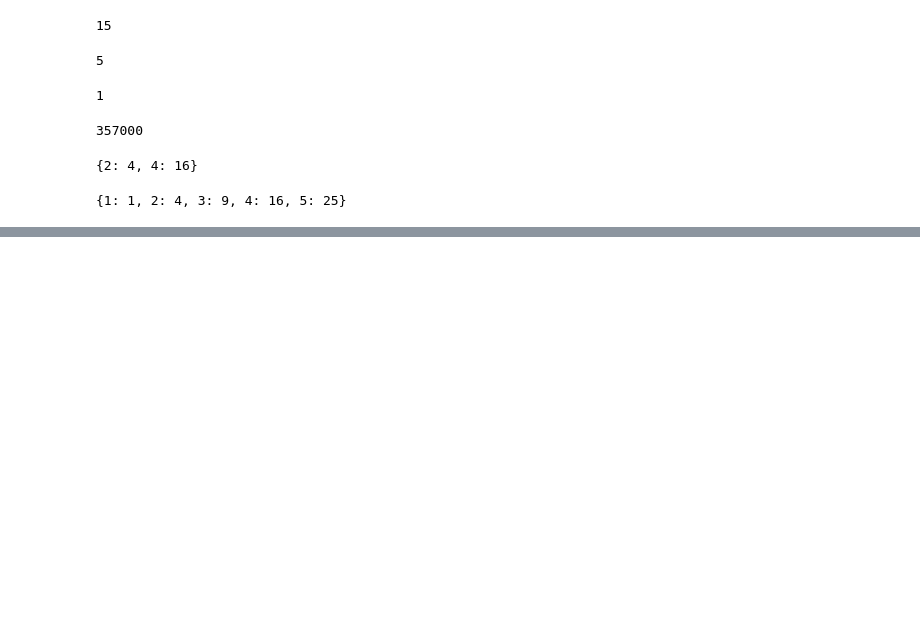
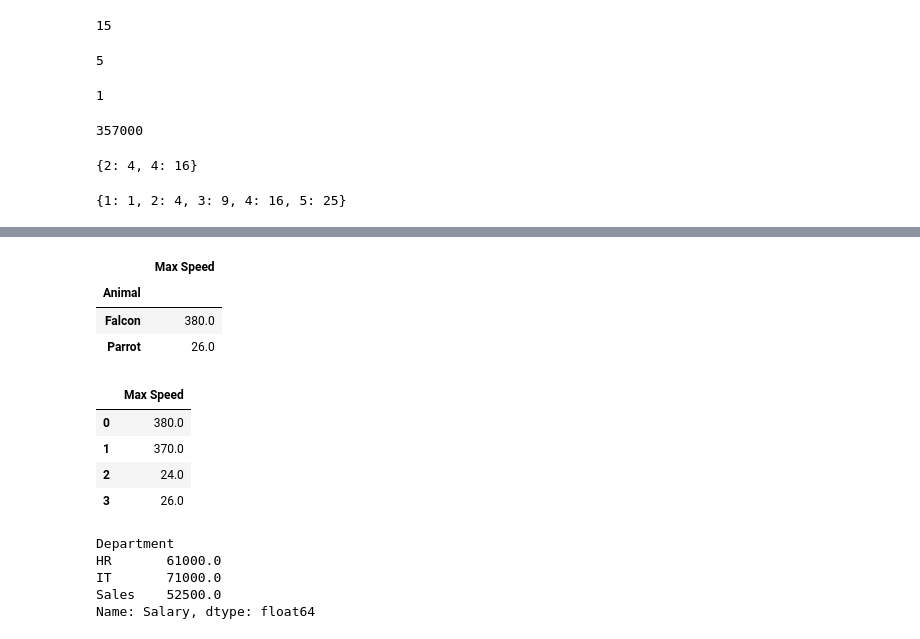
Before and after one commit to raviavaiya/Python-Learning, a Jupyter notebook: Problems/learn.ipynb, the cells around one changed output, grey strips where cells are left out. Cells and saved outputs as stored; diff of their text form; code cells hidden in the pictures; blank space fills up the shorter version.

```diff
--- a/Problems/learn.ipynb
+++ b/Problems/learn.ipynb
@@ -400,0 +471,35 @@ l=[1,2,3,4,5]
+# %%
+df.groupby("Animal", group_keys=True)[['Max Speed']].max()
+# %% [output]
+|  | Max Speed |
+| Animal |  |
+| Falcon | 380.0 |
+| Parrot | 26.0 |
+# %%
+df.groupby("Animal", group_keys=False)[['Max Speed']].apply(lambda x: x)
+# %% [output]
+|  | Max Speed |
+| 0 | 380.0 |
+| 1 | 370.0 |
+| 2 | 24.0 |
+| 3 | 26.0 |
+# %%
+import pandas as pd
+
+# Sample DataFrame
+data = {
+    'Department': ['Sales', 'Sales', 'HR', 'HR', 'IT', 'IT'],
+    'Employee': ['Alice', 'Bob', 'Charlie', 'David', 'Eve', 'Frank'],
+    'Salary': [50000, 55000, 60000, 62000, 70000, 72000]
+}
+
+df = pd.DataFrame(data)
+
+# Group by department and calculate average salary
+df.groupby('Department')['Salary'].mean()
+# %% [output]
+Department
+HR       61000.0
+IT       71000.0
+Sales    52500.0
+Name: Salary, dtype: float64
```
Also changed, not shown: parts of 11 cells of this notebook.
